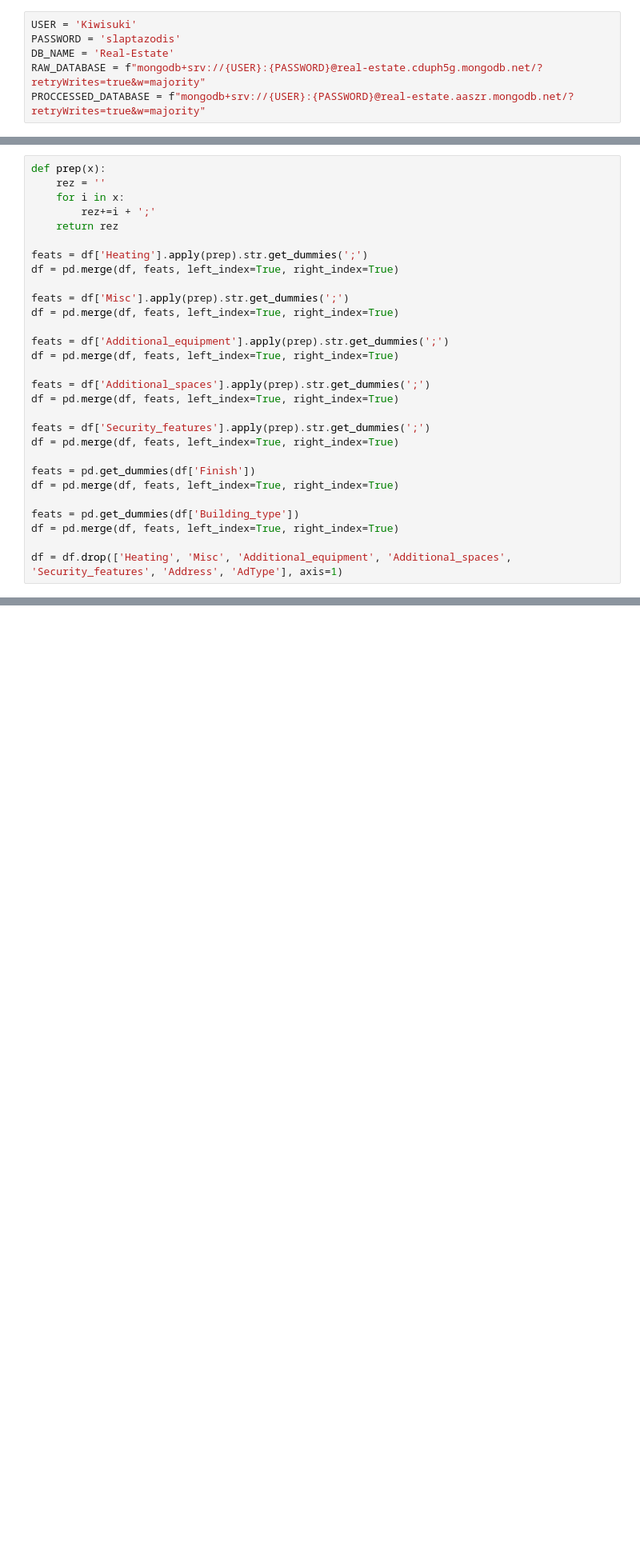
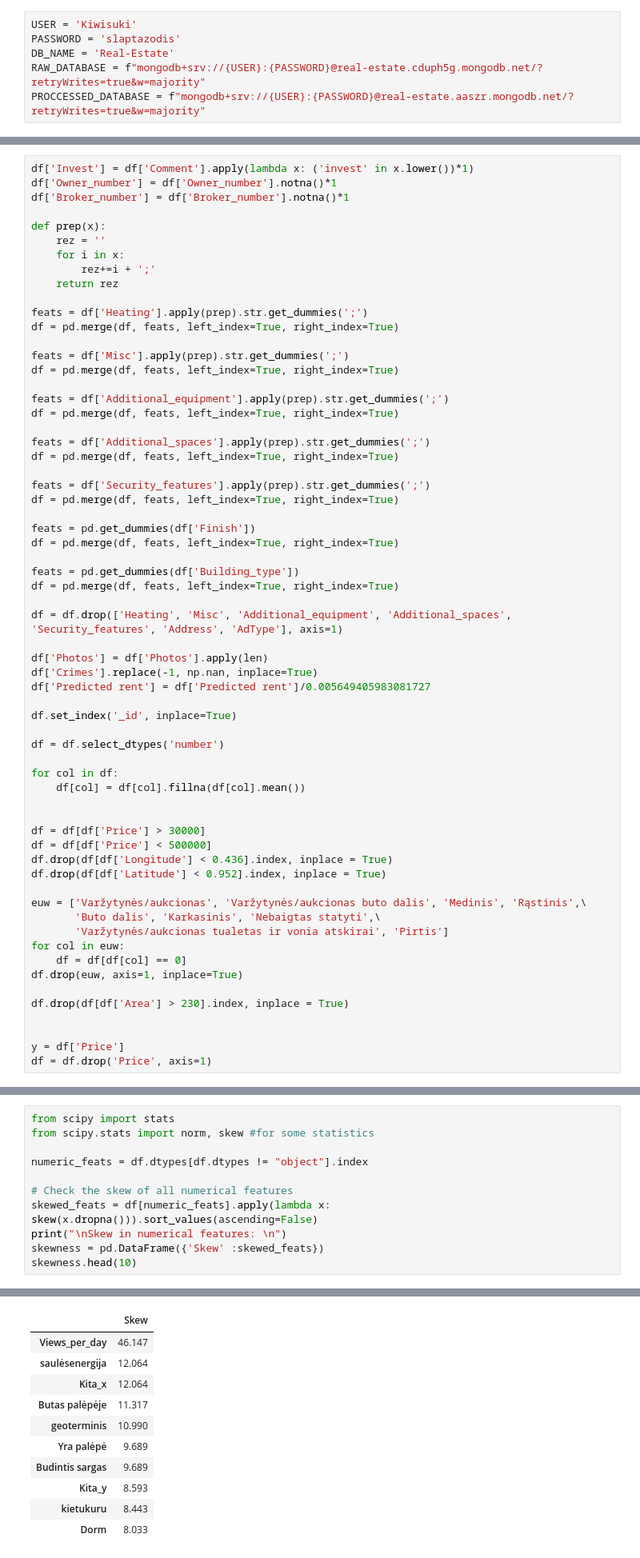
Before and after one commit to Kiwisuki/Real-Estate-Project, a Jupyter notebook: Prototyping.ipynb, the cells around one changed output, grey strips where cells are left out. Shown at 80% size. Saved outputs shown, nothing was run; the diff lists cells and outputs as text; blank space fills up the shorter version.

```diff
--- a/Prototyping.ipynb
+++ b/Prototyping.ipynb
@@ -115,4 +106,8 @@ with open('rent_knn.pickle', 'wb') as handle:
 # %%
+df['Invest'] = df['Comment'].apply(lambda x: ('invest' in x.lower())*1)
+df['Owner_number'] = df['Owner_number'].notna()*1
+df['Broker_number'] = df['Broker_number'].notna()*1
+
 def prep(x):
     rez = ''
     for i in x:
@@ -141,3 +136,33 @@ feats = pd.get_dummies(df['Building_type'])
 df = pd.merge(df, feats, left_index=True, right_index=True)
 
 df = df.drop(['Heating', 'Misc', 'Additional_equipment', 'Additional_spaces', 'Security_features', 'Address', 'AdType'], axis=1)
+
+df['Photos'] = df['Photos'].apply(len)
+df['Crimes'].replace(-1, np.nan, inplace=True)
+df['Predicted rent'] = df['Predicted rent']/0.005649405983081727
+
+df.set_index('_id', inplace=True)
+
+df = df.select_dtypes('number')
+
+for col in df:
+    df[col] = df[col].fillna(df[col].mean())
+
+
+df = df[df['Price'] > 30000]
+df = df[df['Price'] < 500000]
+df.drop(df[df['Longitude'] < 0.436].index, inplace = True)
+df.drop(df[df['Latitude'] < 0.952].index, inplace = True)
+
+euw = ['Varžytynės/aukcionas', 'Varžytynės/aukcionas buto dalis', 'Medinis', 'Rąstinis',\
+       'Buto dalis', 'Karkasinis', 'Nebaigtas statyti',\
+       'Varžytynės/aukcionas tualetas ir vonia atskirai', 'Pirtis']
+for col in euw:
+    df = df[df[col] == 0]
+df.drop(euw, axis=1, inplace=True)
+
+df.drop(df[df['Area'] > 230].index, inplace = True)
+
+
+y = df['Price']
+df = df.drop('Price', axis=1)
@@ -174,0 +169,12 @@ remove(self, value, /)
+# %%
+from scipy import stats
+from scipy.stats import norm, skew #for some statistics
+
+numeric_feats = df.dtypes[df.dtypes != "object"].index
+
+# Check the skew of all numerical features
+skewed_feats = df[numeric_feats].apply(lambda x: skew(x.dropna())).sort_values(ascending=False)
+print("\nSkew in numerical features: \n")
+skewness = pd.DataFrame({'Skew' :skewed_feats})
+skewness.head(10)
+# %% [output]
@@ -174,0 +182,11 @@ remove(self, value, /)
+|  | Skew |
+| Views_per_day | 46.147 |
+| saulėsenergija | 12.064 |
+| Kita_x | 12.064 |
+| Butas palėpėje | 11.317 |
+| geoterminis | 10.990 |
+| Yra palėpė | 9.689 |
+| Budintis sargas | 9.689 |
+| Kita_y | 8.593 |
+| kietukuru | 8.443 |
+| Dorm | 8.033 |
```
Also changed, not shown: parts of 24 cells of this notebook, 6 other files.
